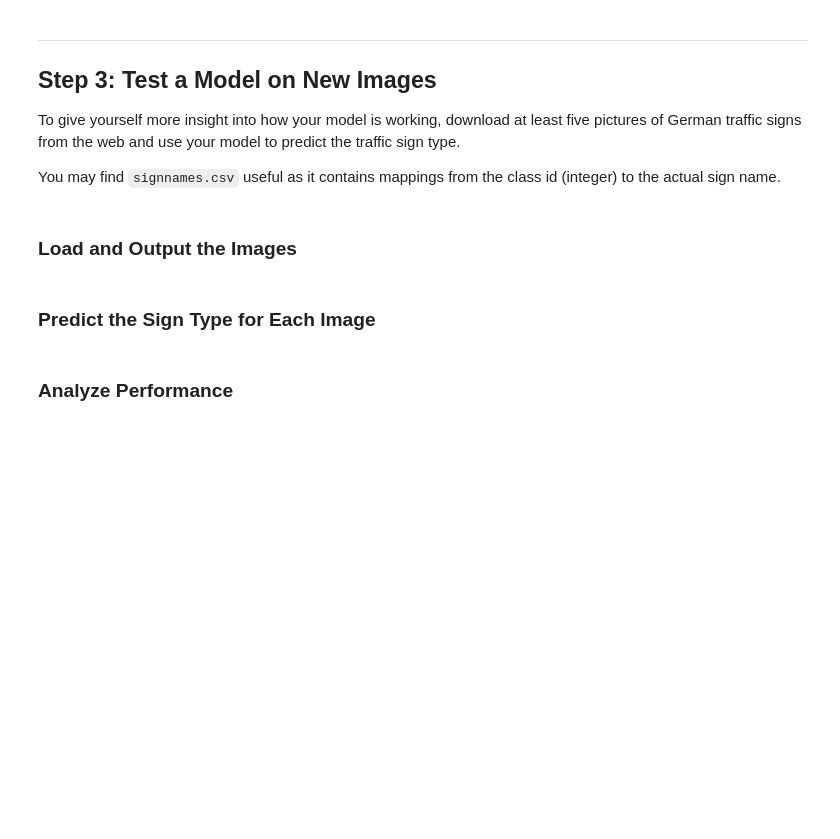
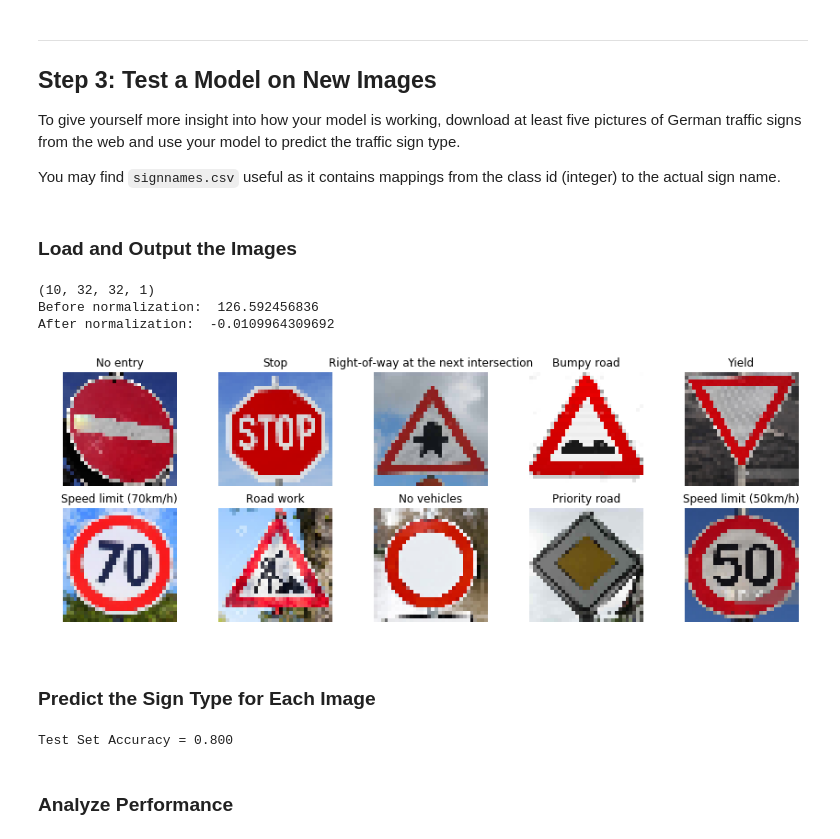
Before and after one commit to szemranamszyca/CarND-Traffic-Sign-Classifier-Project, a Jupyter notebook: Traffic_Sign_Classifier.ipynb, the cells around one changed output. Drawn from its saved outputs; the diff is of its cells as text; code cells hidden in the pictures; blank space fills up the shorter version.

```diff
--- a/Traffic_Sign_Classifier.ipynb
+++ b/Traffic_Sign_Classifier.ipynb
@@ -302,6 +299,9 @@ from sklearn.model_selection import train_test_split
 
 X_train_old = X_train
 y_train_old = y_train
+
+X_train, y_train = shuffle(X_train, y_train)
+
 X_train, X_valid, y_train, y_valid = train_test_split(X_train, y_train, test_size=0.20, random_state=42)
 
 # X_valid = X_validation
@@ -313,4 +313,5 @@ print("X_validation size:",len(X_valid))
 
 print(np.mean(X_train))
 print(np.mean(X_valid))
+print(np.mean(X_test))
 # %% [output]
@@ -321,0 +324,8 @@ X_validation size: 9296
+# %%
+X_train = (X_train - 128)/128
+X_valid = (X_valid - 128)/128
+X_test = (X_test - 128)/128
+
+print(np.mean(X_train))
+print(np.mean(X_valid))
+print(np.mean(X_test))
@@ -444,8 +458,8 @@ def evaluate(X_data, y_data):
 ### the accuracy on the test set should be calculated and reported as well.
 ### Feel free to use as many code cells as needed.
 
-EPOCHS = 150
-BATCH_SIZE = 150
+EPOCHS = 200
+BATCH_SIZE = 100
 
 with tf.Session() as sess:
     sess.run(tf.global_variables_initializer())
@@ -485,2 +521,47 @@ You may find `signnames.csv` useful as it contains mappings from the class id (i
+# %%
+import glob
+import matplotlib.image as mpimg
+import csv
+import matplotlib.pyplot as plt
+
+fig, axs = plt.subplots(2,5, figsize=(15, 5))
+fig.subplots_adjust(hspace = .2, wspace=.05)
+axs = axs.ravel()
+
+with open( './signnames.csv', 'rt') as f:
+    reader = csv.reader(f)
+    next(reader, None)
+    label_dict = {int(rows[0]):rows[1] for rows in reader}
+
+my_signs = []
+my_labels = [17, 14, 11, 22, 13, 4, 25, 15, 12, 2]
+
+
+for i, img in enumerate(glob.glob('./signs/*.png')):
+    image = cv2.imread(img)
+    axs[i].axis('off')
+    axs[i].imshow(cv2.cvtColor(image, cv2.COLOR_BGR2RGB))
+    axs[i].set_title(label_dict[my_labels[i]])
+    my_signs.append(image)
+
+my_signs = np.asarray(my_signs)
+my_signs_color = my_signs
+
+my_sgines_grey = rgb2gray(my_signs)
+
+my_signs = my_sgines_grey.reshape(len(my_signs), 32,32,1)
+
+print(my_signs.shape)
+
+
+
+print("Before normalization: ",np.mean(my_signs))
+my_signs = (my_signs - 128)/128
+print("After normalization: ",np.mean(my_signs))
+# %% [output]
+(10, 32, 32, 1)
+Before normalization:  126.592456836
+After normalization:  -0.0109964309692
+[figure, added]
 # %% [markdown]
 ### Predict the Sign Type for Each Image
@@ -491,2 +568,19 @@ You may find `signnames.csv` useful as it contains mappings from the class id (i
+# %%
+
+
+### Run the predictions here.
+### Feel free to use as many code cells as needed.
+
+
+
+
+with tf.Session() as sess:
+    sess.run(tf.global_variables_initializer())
+    saver = tf.train.import_meta_graph('./lenet.meta')
+    saver.restore(sess, "./lenet")
+    my_accuracy = evaluate(my_signs, my_labels)
+    print("Test Set Accuracy = {:.3f}".format(my_accuracy))
+# %% [output]
+Test Set Accuracy = 0.800
 # %% [markdown]
 ### Analyze Performance
```
Also changed, not shown: parts of 22 cells of this notebook, 2 other files.
